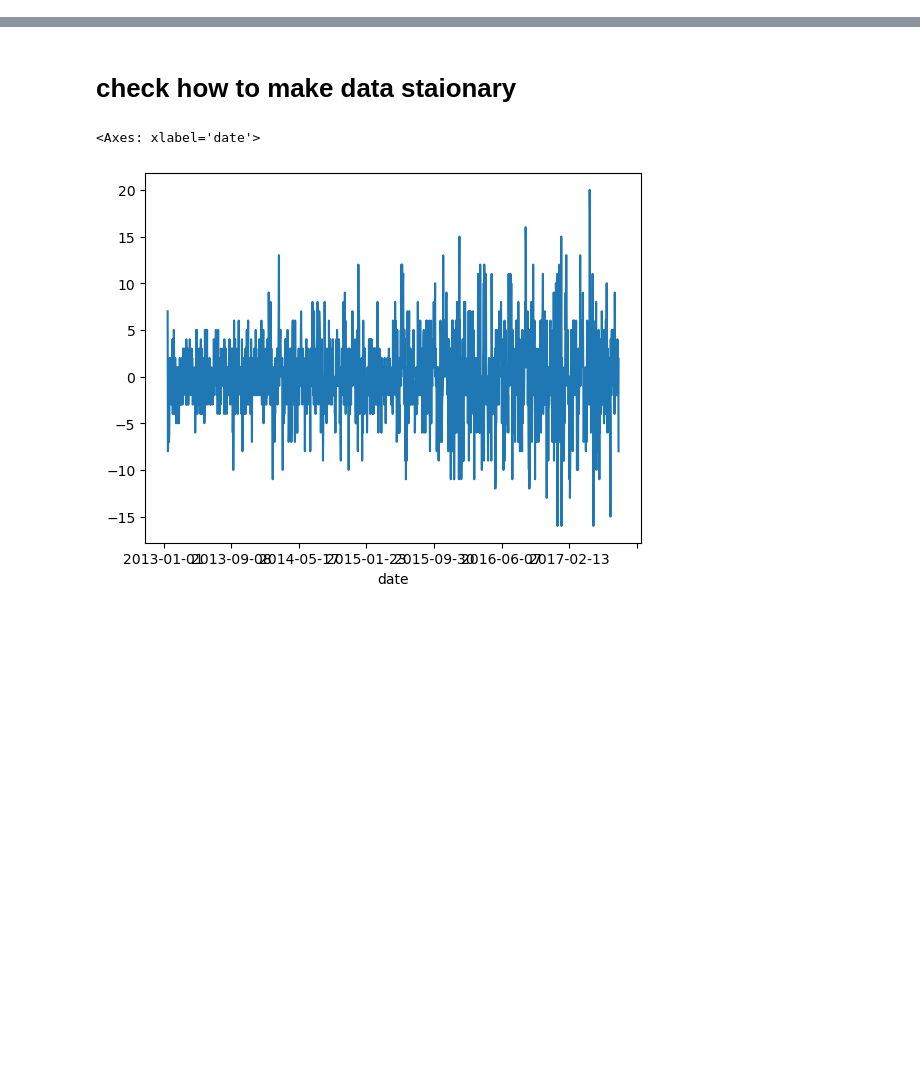
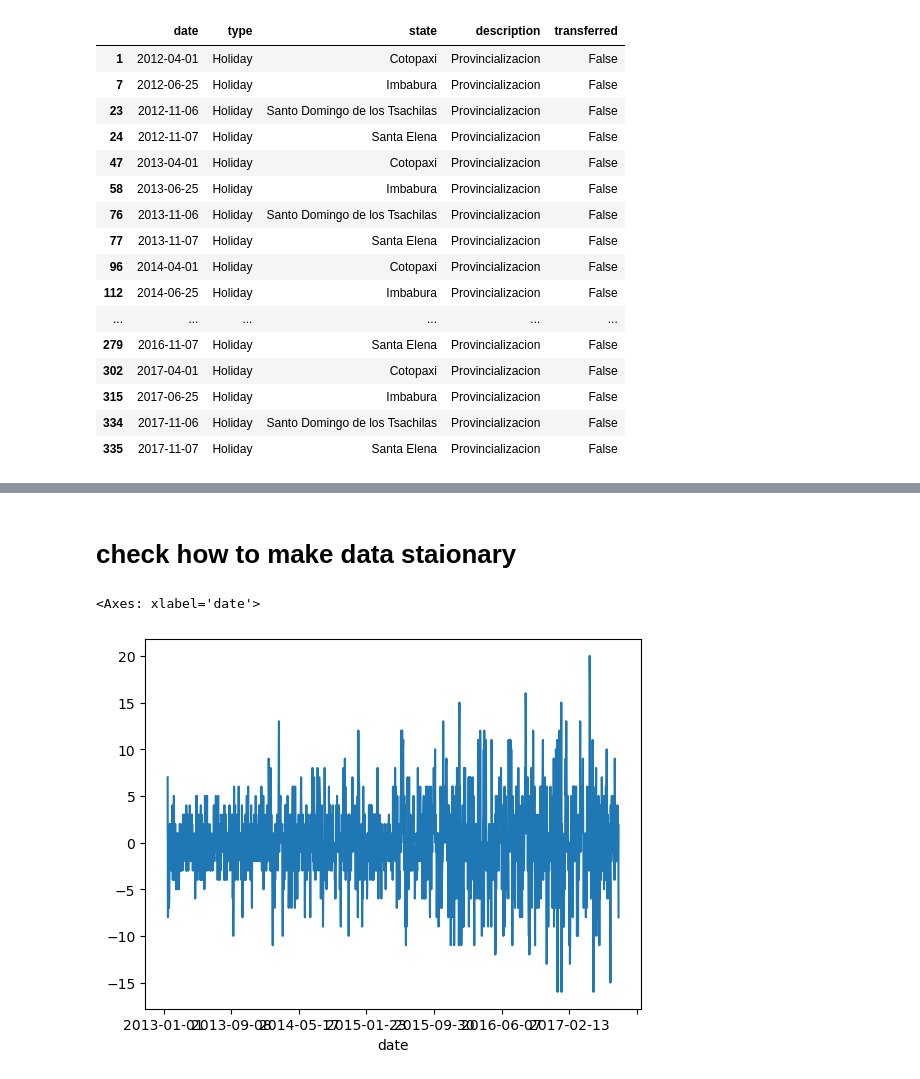
Before and after one commit to matze21/store-sales-time-series-forecasting, a Jupyter notebook: analysis/individual_model_per_storeProd.ipynb, the cells around one changed output, grey strips where cells are left out. Cells and saved outputs as stored; diff of their text form; code cells hidden in the pictures; blank space fills up the shorter version.

```diff
--- a/analysis/individual_model_per_storeProd.ipynb
+++ b/analysis/individual_model_per_storeProd.ipynb
@@ -21,0 +85,20 @@ sampleSub = pd.read_csv('../sample_submission.csv')
+# %%
+regionalHolidays
+# %% [output]
+|  | date | type | state | description | transferred |
+| 1 | 2012-04-01 | Holiday | Cotopaxi | Provincializacion | False |
+| 7 | 2012-06-25 | Holiday | Imbabura | Provincializacion | False |
+| 23 | 2012-11-06 | Holiday | Santo Domingo de los Tsachilas | Provincializacion | False |
+| 24 | 2012-11-07 | Holiday | Santa Elena | Provincializacion | False |
+| 47 | 2013-04-01 | Holiday | Cotopaxi | Provincializacion | False |
+| 58 | 2013-06-25 | Holiday | Imbabura | Provincializacion | False |
+| 76 | 2013-11-06 | Holiday | Santo Domingo de los Tsachilas | Provincializacion | False |
+| 77 | 2013-11-07 | Holiday | Santa Elena | Provincializacion | False |
+| 96 | 2014-04-01 | Holiday | Cotopaxi | Provincializacion | False |
+| 112 | 2014-06-25 | Holiday | Imbabura | Provincializacion | False |
+| ... | ... | ... | ... | ... | ... |
+| 279 | 2016-11-07 | Holiday | Santa Elena | Provincializacion | False |
+| 302 | 2017-04-01 | Holiday | Cotopaxi | Provincializacion | False |
+| 315 | 2017-06-25 | Holiday | Imbabura | Provincializacion | False |
+| 334 | 2017-11-06 | Holiday | Santo Domingo de los Tsachilas | Provincializacion | False |
+| 335 | 2017-11-07 | Holiday | Santa Elena | Provincializacion | False |
```
Also changed, not shown: parts of 18 cells of this notebook.
